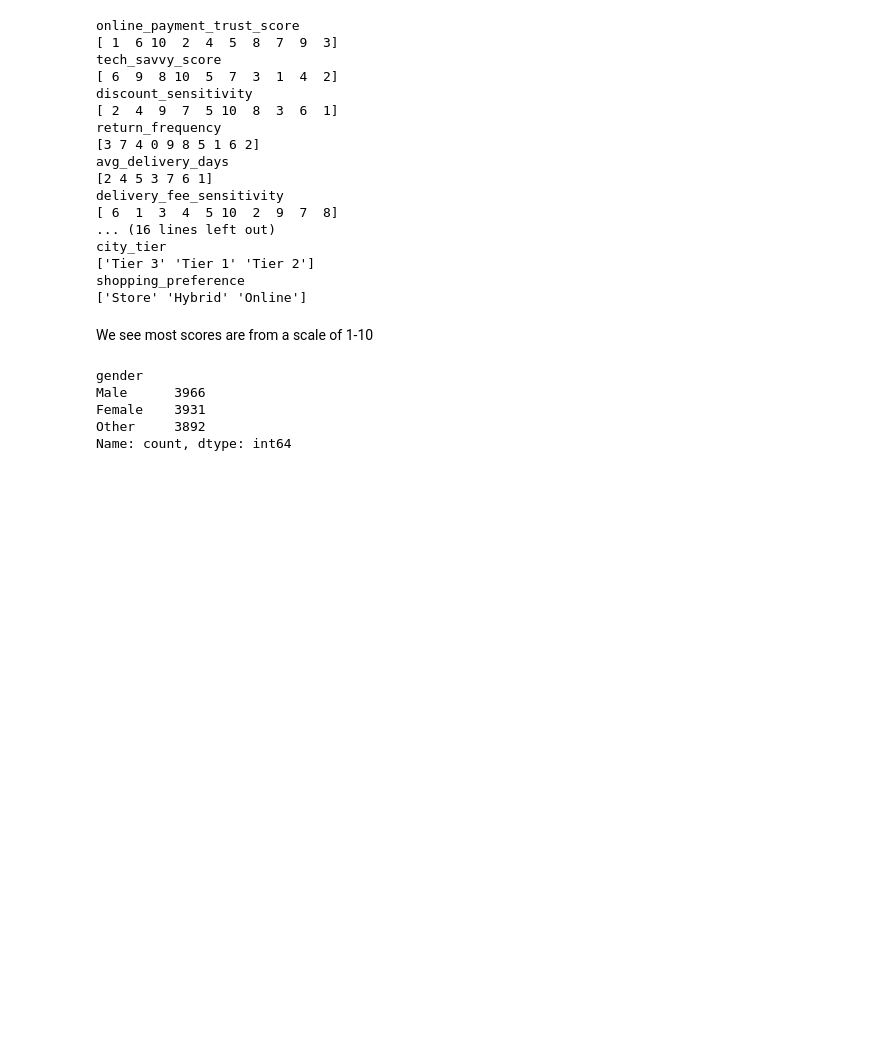
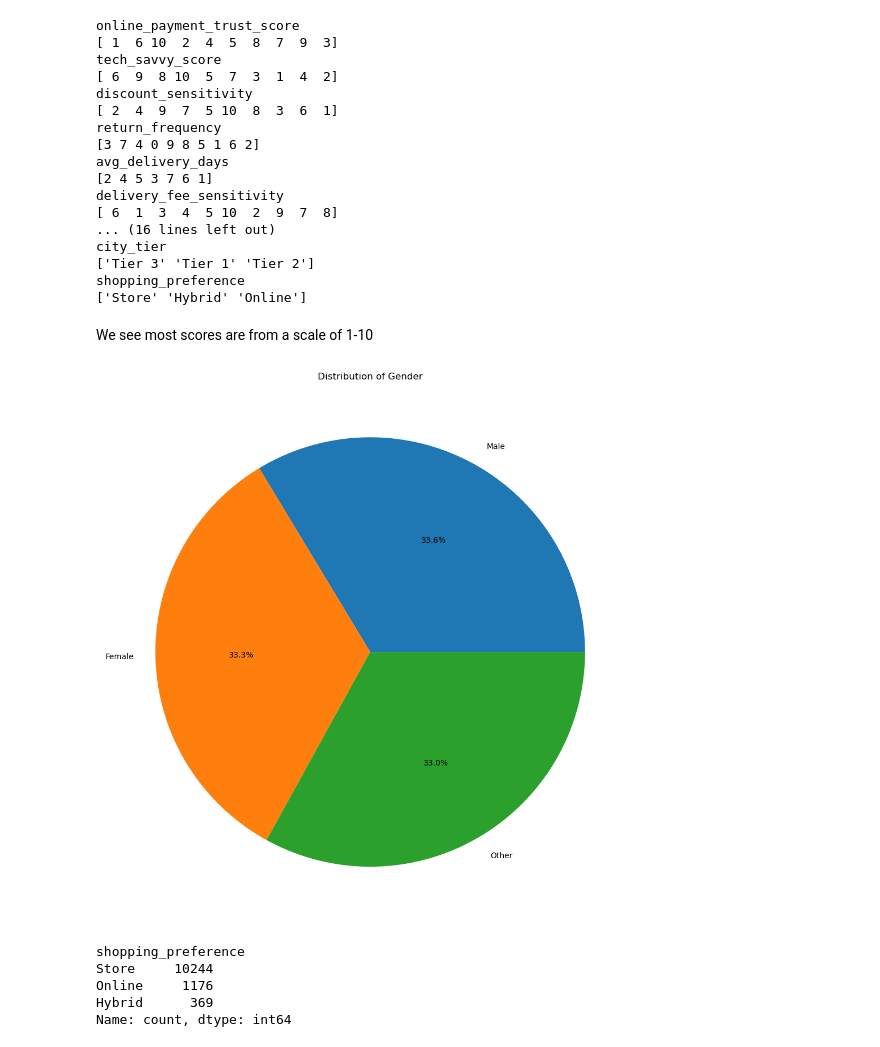
Before and after one commit to JKariithi/shopping_behaviour, a Jupyter notebook: shopping.ipynb, the cells around one changed output. Saved outputs shown, nothing was run; the diff lists cells and outputs as text; code cells hidden in the pictures; blank space fills up the shorter version.

Commit message:
Pie chart of the gender distribution

```diff
--- a/shopping.ipynb
+++ b/shopping.ipynb
@@ -66,10 +66,24 @@ shopping_preference
 We see most scores are from a scale of 1-10
 # %%
 # curious about gender
-df['gender'].value_counts()
+
+
+import matplotlib.pyplot as plt
+gender = df['gender'].value_counts()
+
+fig, ax = plt.subplots(figsize=(10,10))
+
+ax.set_title('Distribution of Gender')
+ax.pie(gender, labels=gender.index, autopct='%1.1f%%')
+plt.tight_layout()
+plt.show()
 # %% [output]
-gender
-Male      3966
-Female    3931
-Other     3892
-Name: count, dtype: int64
+[figure, added]
+# %%
+df['shopping_preference'].value_counts()
+# %% [output]
+shopping_preference
+Store     10244
+Online     1176
+Hybrid      369
+Name: count, dtype: int64
```
Also changed, not shown: 1 other file.
